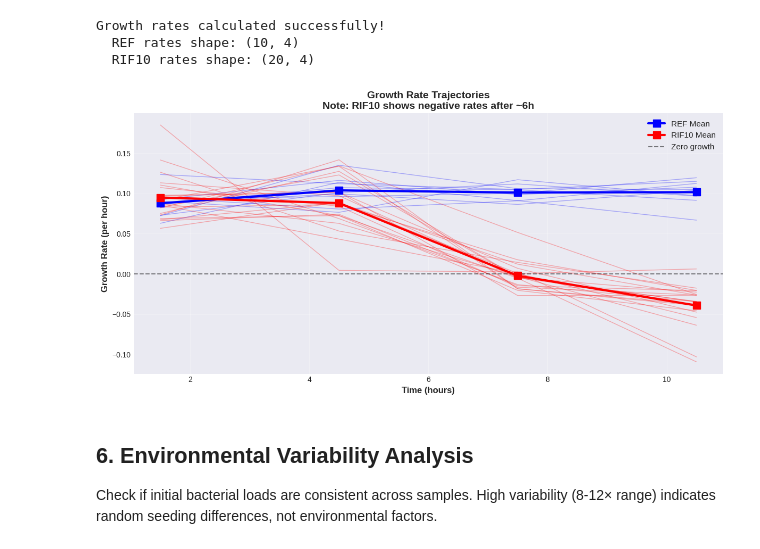
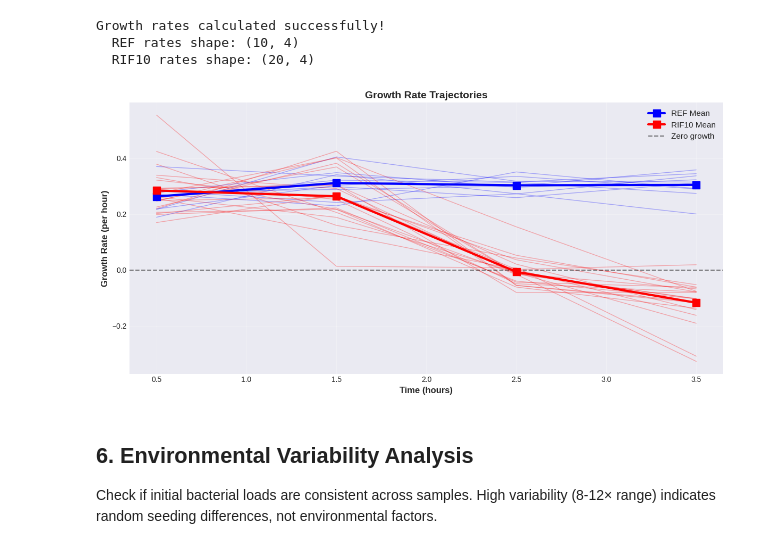
Before and after one commit to dafnespaccavento/sparse-timepoint-tb-testing, a Jupyter notebook: Data_analysis.ipynb, the cells around one changed output. Saved outputs shown, nothing was run; the diff lists cells and outputs as text; code cells hidden in the pictures.

```diff
--- a/Data_analysis.ipynb
+++ b/Data_analysis.ipynb
@@ -68,8 +72,8 @@ OUTPUT_DIR.mkdir(exist_ok=True)
 
 # Constants
 PIXEL_SIZE = 0.065  # μm per pixel
-FRAME_INTERVAL = 0.1  # hours per frame
-SPARSE_TIMEPOINTS = [0, 3, 6, 9, 12]  # hours
+FRAME_INTERVAL = 2/60  # 2 minutes per frame = 0.0333 hours
+SPARSE_TIMEPOINTS = [0, 1, 2, 3, 4]  # hours
 
 print(f" Configuration complete")
 print(f"  REF directory: {REF_MASK_DIR}")
@@ -264,7 +268,7 @@ plt.show()
 # %% [markdown]
 ### 4.2 Sparse Timepoints (Proposed Approach)
 # %%
-def extract_sparse_timepoints(area_timeseries, target_hours=[0, 3, 6, 9, 12],
+def extract_sparse_timepoints(area_timeseries, target_hours=[0, 1, 2, 3, 4],
                               frame_interval_hours=0.1):
     """
     Extract area measurements at specific timepoints.
@@ -359,10 +363,9 @@ Median peak time: 7.3h
 # %% [markdown]
 ### 5.2 Growth Rate Calculation
 # %%
-def calculate_growth_rates(sparse_areas, dt=3):
+def calculate_growth_rates(sparse_areas, dt=1):
     """
     Calculate growth rates between consecutive timepoints.
-
     Growth rate: r = (A[t+1] - A[t]) / (A[t] * dt)
 
     Parameters:
@@ -388,12 +391,12 @@ def calculate_growth_rates(sparse_areas, dt=3):
 
     return rates
 
-
-ref_rates = calculate_growth_rates(ref_sparse, dt=3)
-rif10_rates = calculate_growth_rates(rif10_sparse, dt=3)
+# Calculate growth rates
+ref_rates = calculate_growth_rates(ref_sparse, dt=1)
+rif10_rates = calculate_growth_rates(rif10_sparse, dt=1)
 
 # Time points for rates (midpoints of intervals)
-rate_times = [1.5, 4.5, 7.5, 10.5]
+rate_times = [0.5, 1.5, 2.5, 3.5]
 
 print("Growth rates calculated successfully!")
 print(f"  REF rates shape: {ref_rates.shape}")
@@ -405,28 +408,27 @@ Growth rates calculated successfully!
 # %%
 fig, ax = plt.subplots(figsize=(12, 6))
 
-# Individual trajectories
+# Individual trajectories (faded)
 ax.plot(rate_times, ref_rates.T, 'b-', alpha=0.3, linewidth=1)
 ax.plot(rate_times, rif10_rates.T, 'r-', alpha=0.3, linewidth=1)
 
-# Means
+# Means (bold)
 ax.plot(rate_times, ref_rates.mean(axis=0), 'b-', linewidth=3,
         marker='s', markersize=10, label='REF Mean', zorder=10)
 ax.plot(rate_times, rif10_rates.mean(axis=0), 'r-', linewidth=3,
         marker='s', markersize=10, label='RIF10 Mean', zorder=10)
 
 ax.axhline(y=0, color='k', linestyle='--', alpha=0.5, label='Zero growth')
 ax.set_xlabel('Time (hours)', fontsize=12, fontweight='bold')
 ax.set_ylabel('Growth Rate (per hour)', fontsize=12, fontweight='bold')
-ax.set_title('Growth Rate Trajectories\nNote: RIF10 shows negative rates after ~6h',
-             fontsize=14, fontweight='bold')
+ax.set_title('Growth Rate Trajectories', fontsize=14, fontweight='bold')
 ax.legend(fontsize=11)
 ax.grid(True, alpha=0.3)
 plt.tight_layout()
 plt.savefig(OUTPUT_DIR / 'growth_rates.png', dpi=300, bbox_inches='tight')
 plt.show()
 # %% [output]
-[figure, old version]
+[figure, new version]
 # %% [markdown]
 ## 6. Environmental Variability Analysis
 
```
Also changed, not shown: parts of 13 cells of this notebook, 1 other file.
